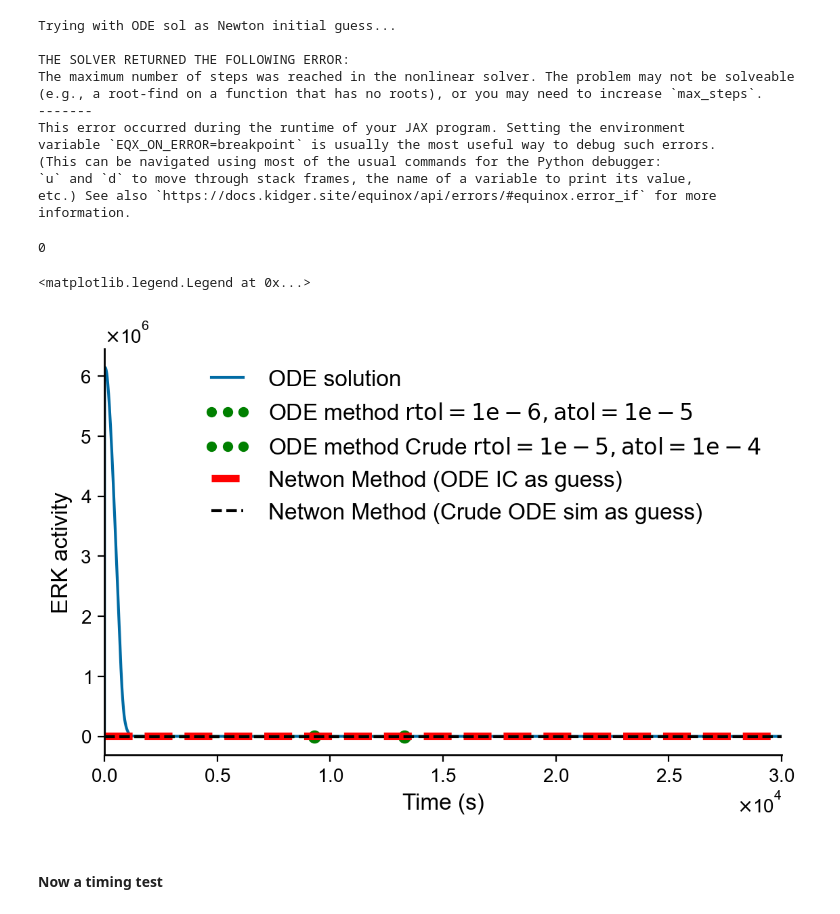
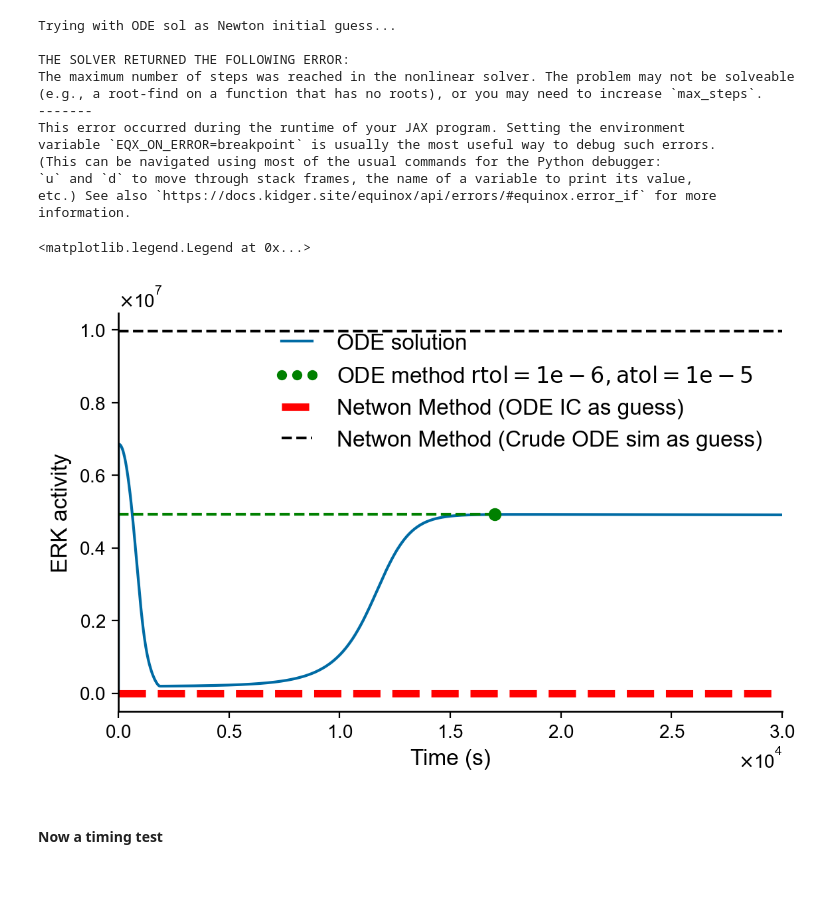
Before and after one commit to RangamaniLabUCSD/multimodel-inference, a Jupyter notebook: src/MAPK/param_est/steady_state_analysis.ipynb, the cells around one changed output. Cells and saved outputs as stored; diff of their text form; code cells hidden in the pictures; blank space fills up the shorter version.

```diff
--- a/src/MAPK/param_est/steady_state_analysis.ipynb
+++ b/src/MAPK/param_est/steady_state_analysis.ipynb
@@ -339,10 +444,10 @@ Average RHS norm for ODE method: 1.0449641792952689e-10 plus/minus 7.15975944689
 # %%
 # test root finder with Newton's method for the Shin model from the ODE ic...
 nEGFS = 10
-EGF_idx = 9
+EGF_idx = 4
 EGF = H_2005_y0_EGF_ins[EGF_idx][0]
-y0 = H_2005_y0_EGF_ins[EGF_idx][1:]
-param = H_2005_param_samples[0]
+y0 = H_2005_y0_EGF_ins[EGF_idx]
+param = H_2005_param_samples[10]
 
 # This does not perform very well...
 solver = optx.Newton(atol=1e-10, rtol=1e-10, linear_solver=lx.AutoLinearSolver(well_posed=False), norm=optx.max_norm)
@@ -353,13 +458,13 @@ solver = optx.Newton(atol=1e-10, rtol=1e-10, linear_solver=lx.AutoLinearSolver(w
 # solver = optx.OptaxMinimiser(optax.adam(learning_rate=0.03), rtol=1e-8, atol=1e-8)
 try:
     print('Trying with ODE ic as Newton initial guess...\n')
-    sol_ODEic = optx.root_find(H_2005_RHS, solver, y0, args=(EGF,param), max_steps=300, options={'lower':jnp.zeros_like(y0)})
+    sol_ODEic = optx.root_find(H_2005_RHS, solver, y0, args=param, max_steps=300, options={'lower':jnp.zeros_like(y0)})
 
     print('The solver converged to the following solution:')
     print(sol_ODEic.value)
 except Exception as e:
     print('THE SOLVER RETURNED THE FOLLOWING ERROR:')
-    sol_ODEic = optx.root_find(H_2005_RHS, solver, y0, args=(EGF,param), max_steps=300, throw=False, options={'lower':jnp.zeros_like(y0)})
+    sol_ODEic = optx.root_find(H_2005_RHS, solver, y0, args=param, max_steps=300, throw=False, options={'lower':jnp.zeros_like(y0)})
     print(e)
 # %% [output]
 Trying with ODE ic as Newton initial guess...
@@ -376,17 +483,17 @@ information.
 # %%
 # get y0 as shortish run of ODE
-sol, ts = find_ss_ODE_solver(H_2005, H_2005_y0_EGF_ins[EGF_idx], param, jnp.inf, event_rtol=1e-5, event_atol=1e-4)
-y0 = jnp.squeeze(sol)[1:]
+# sol, ts = find_ss_ODE_solver(H_2005, H_2005_y0_EGF_ins[EGF_idx], param, H_2005_t1, event_rtol=1e-10, event_atol=1e-10)
+# y0 = jnp.squeeze(np.array(sol))
 
 try:
     print('Trying with ODE sol as Newton initial guess...\n')
-    sol_betterGuess = optx.root_find(H_2005_RHS, solver, y0, args=(EGF,param), max_steps=10, options={'lower':jnp.zeros_like(y0)})
+    sol_betterGuess = optx.root_find(H_2005_RHS, solver, y0, args=(param), max_steps=1000, options={'lower':jnp.zeros_like(y0)})
     print('The solver converged to the following solution:')
     print(sol_betterGuess.value)
     # print(sol_betterGuess.)
 except Exception as e:
     print('THE SOLVER RETURNED THE FOLLOWING ERROR:')
-    sol_betterGuess = optx.root_find(H_2005_RHS, solver, y0, args=(EGF,param), max_steps=10, throw=False, options={'lower':jnp.zeros_like(y0)})
+    sol_betterGuess = optx.root_find(H_2005_RHS, solver, y0, args=(param), max_steps=1000, throw=False, options={'lower':jnp.zeros_like(y0)})
     print(e)
 # %% [output]
 Trying with ODE sol as Newton initial guess...
@@ -403,50 +512,51 @@ information.
 # %%
 # get SS with differnt ode solve event tolerances
-sol_crude, ts_crude = find_ss_ODE_solver(H_2005, H_2005_y0_EGF_ins[EGF_idx], param, S_2014_t1, event_rtol=1e-5, event_atol=1e-3)
-sol_default, ts_default = find_ss_ODE_solver(H_2005, H_2005_y0_EGF_ins[EGF_idx], param, S_2014_t1, event_rtol=1e-6, event_atol=1e-5)
+sol_crude, ts_crude = find_ss_ODE_solver(H_2005, H_2005_y0_EGF_ins[EGF_idx], param, H_2005_t1, event_rtol=1e-6, event_atol=1e-5)
+# sol_default, ts_default = find_ss_ODE_solver(H_2005, H_2005_y0_EGF_ins[EGF_idx], param, H_2005_t1, event_rtol=1e-6, event_atol=1e-5)
 
 # # traj, times = solve_traj(diffrax.ODETerm(H_2005), H_2005_y0_EGF_ins[EGF_idx], param, 1e10, np.linspace(0, 1e10, 60000))
-traj, times = solve_traj(diffrax.ODETerm(H_2005), H_2005_y0_EGF_ins[EGF_idx], param, 1e10, np.linspace(0, 3e4, 90000))
+# traj, times = solve_traj(diffrax.ODETerm(H_2005), H_2005_y0_EGF_ins[EGF_idx], param, 1e10, np.linspace(0, 3e4, 90000))
+
+# traj = jnp.array(traj).T
+sol_crude = jnp.squeeze(jnp.array(sol_crude))
+sol_default = jnp.squeeze(jnp.array(sol_default))
-# %% [output]
-0
 # %%
-idx = H_2005_ERK_indices[0]-1
+idx = H_2005_ERK_indices[1]
 # idx2 = H_2005_ERK_indices[0]-1
 # idx = 60
 fig, ax = get_sized_fig_ax(5,3)
 # ax.plot(times, traj[:,H_2005_ERK_indices[0]]+traj[:,H_2005_ERK_indices[1]], label='ODE solution')
-
-ax.plot(times, traj[:,idx+1], label='ODE solution')
+ax.plot(times, traj[:,idx], label='ODE solution')
 
 
 # # plot different steady-state solutions
-ax.plot(ts_default, sol_default[:,idx+1], 'o', label=r'ODE method $rtol=1e-6, atol=1e-5$', color='g')
-ax.plot([0,float(ts_default[0])], [float(sol_default[:,idx+1]), float(sol_default[:,idx+1])], '--', label='', color='g')
+ax.plot(ts_default, sol_default[idx], 'o', label=r'ODE method $rtol=1e-6, atol=1e-5$', color='g')
+ax.plot([0,float(ts_default[0])], [float(sol_default[idx]), float(sol_default[idx])], '--', label='', color='g')
 
-ax.plot(ts_crude, sol_crude[:,idx+1], 'o', label=r'ODE method Crude $rtol=1e-5, atol=1e-4$', color='g')
-ax.plot([0,float(ts_crude[0])], [float(sol_crude[:,idx+1]), float(sol_crude[:,idx+1])], '--', label='', color='g')
+# ax.plot(ts_crude, sol_crude[idx], 'o', label=r'ODE method Crude $rtol=1e-5, atol=1e-4$', color='b')
+# ax.plot([0,float(ts_crude[0])], [float(sol_crude[idx]), float(sol_crude[idx])], '--', label='', color='b')
 
-# ax.plot(ts_small, sol_small[:,idx+1], 'o', label=r'ODE method $rtol=1e-10, atol=1e-10$', color='b')
-# ax.plot([0,float(ts_small[0])], [float(sol_small[:,idx+1]), float(sol_small[:,idx+1])], '--', label=r'ODE method $rtol=1e-10, atol=1e-10$', color='b')
+# ax.plot(ts_small, sol_small[:,idx], 'o', label=r'ODE method $rtol=1e-10, atol=1e-10$', color='b')
+# ax.plot([0,float(ts_small[0])], [float(sol_small[:,idx]), float(sol_small[:,idx])], '--', label=r'ODE method $rtol=1e-10, atol=1e-10$', color='b')
 
 xlim = ax.get_xlim()
 ax.set_xlim([-5, xlim[1]])
 xlim = ax.get_xlim()
 
 ax.plot([0,xlim[1]], [float(sol_ODEic.value[idx]), float(sol_ODEic.value[idx])], '--', label=r'Netwon Method (ODE IC as guess)', color='r', linewidth=4)
 
 ax.plot([0,xlim[1]], [float(sol_betterGuess.value[idx]), float(sol_betterGuess.value[idx])], '--', label='Netwon Method (Crude ODE sim as guess)', color='black')
 
 ax.set_xlabel('Time (s)')
 ax.set_ylabel('ERK activity')
 
 ax.set_xlim([0, 3e4])
 # ax.set_ylim([0, 1e6])
 
 ax.legend()
 # %% [output]
 <matplotlib.legend.Legend at 0x...>
-[figure, old version]
+[figure, new version]
 # %% [markdown]
 #### Now a timing test
 # %%
```
Also changed, not shown: parts of 14 cells of this notebook.
